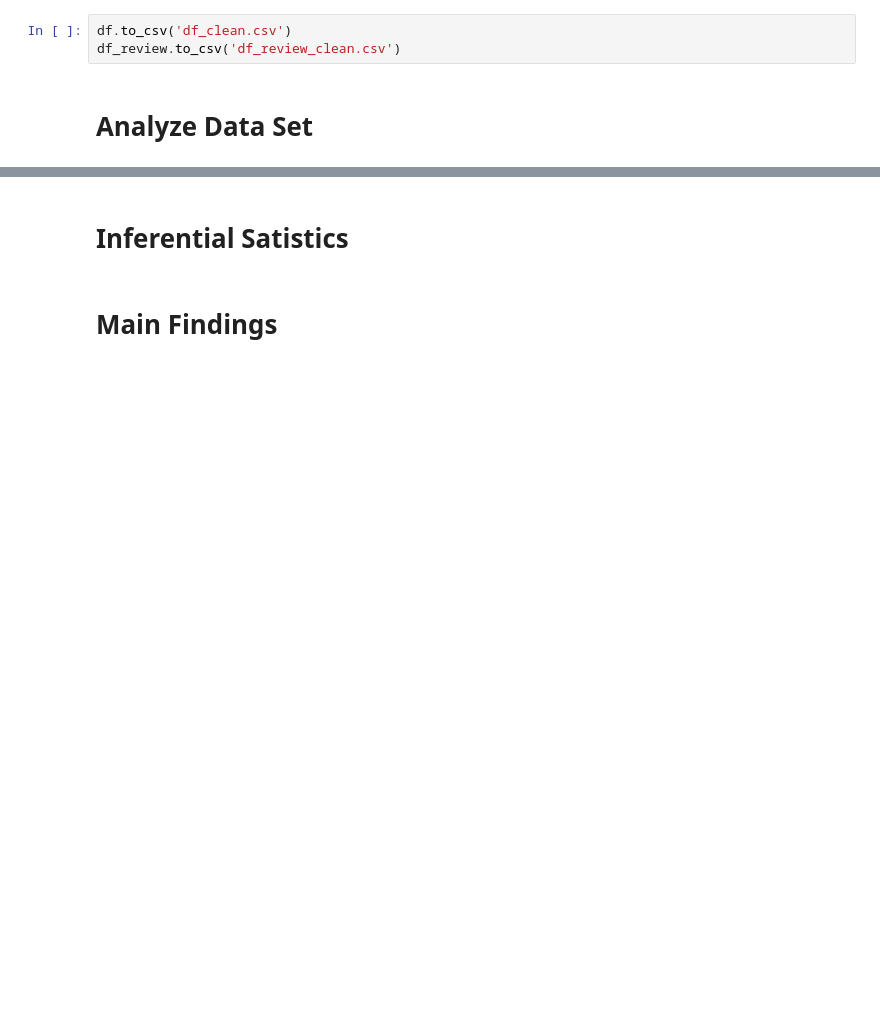
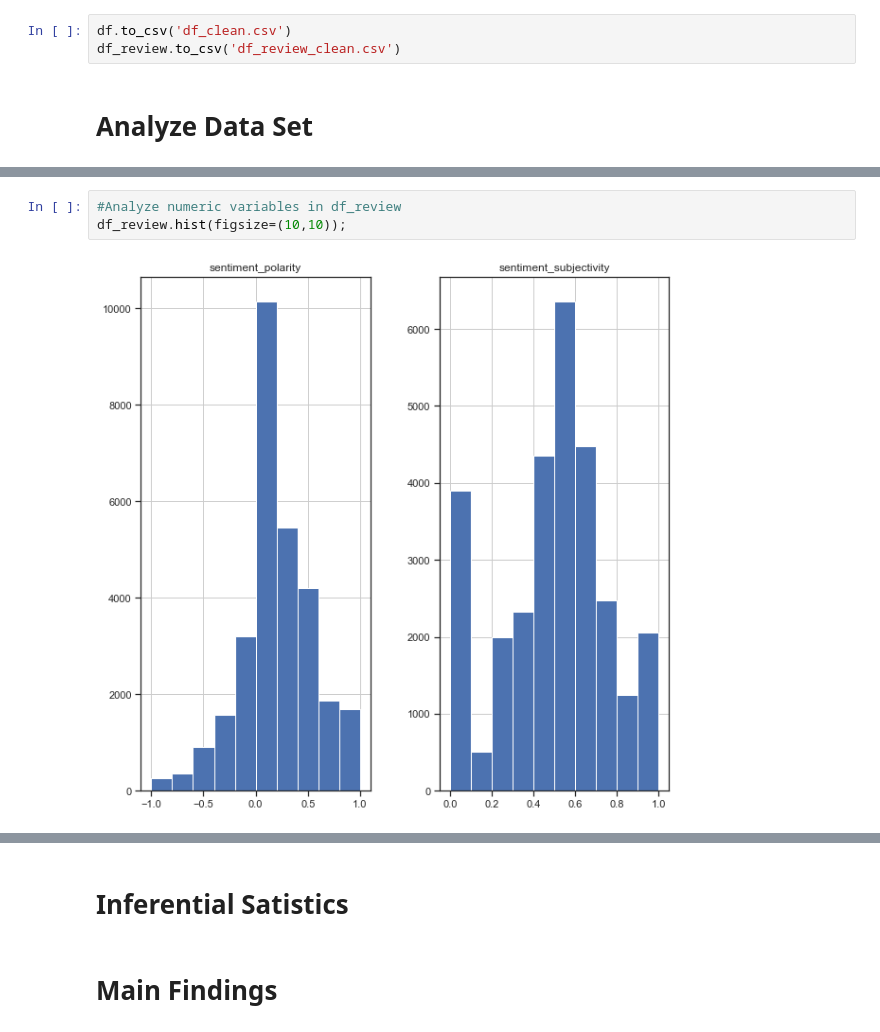
Before and after one commit to igorstojanovic91/google-play-store, a Jupyter notebook: Google Play Store Aanalysis.ipynb, the cells around one changed output, grey strips where cells are left out. Cells and saved outputs as stored; diff of their text form; blank space fills up the shorter version.

```diff
--- a/Google Play Store Aanalysis.ipynb
+++ b/Google Play Store Aanalysis.ipynb
@@ -603,0 +714,5 @@ df_review.to_csv('df_review_clean.csv')
+# %%
+#Analyze numeric variables in df_review
+df_review.hist(figsize=(10,10));
+# %% [output]
+[figure, added]
```
Also changed, not shown: parts of 22 cells of this notebook.
